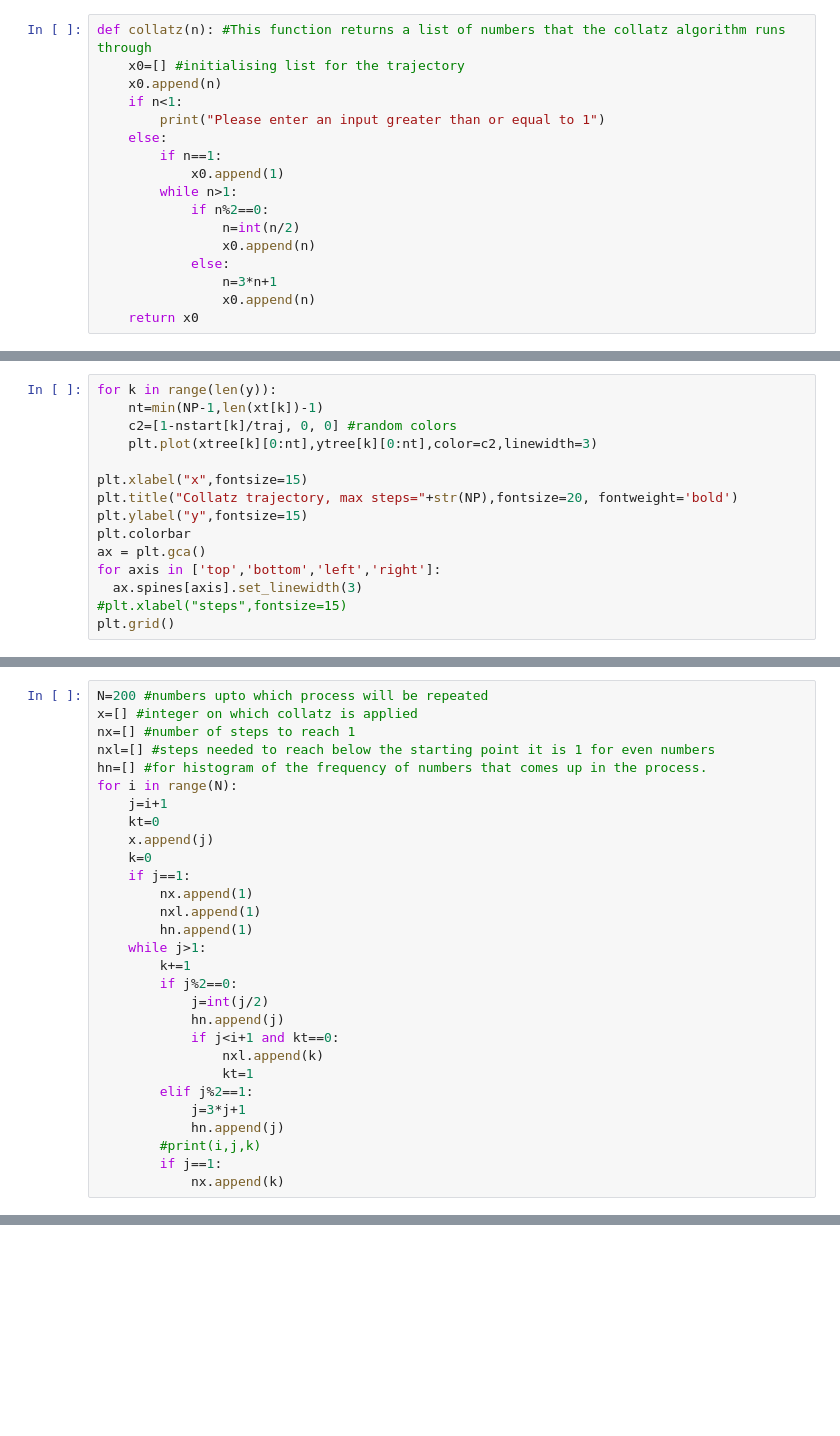
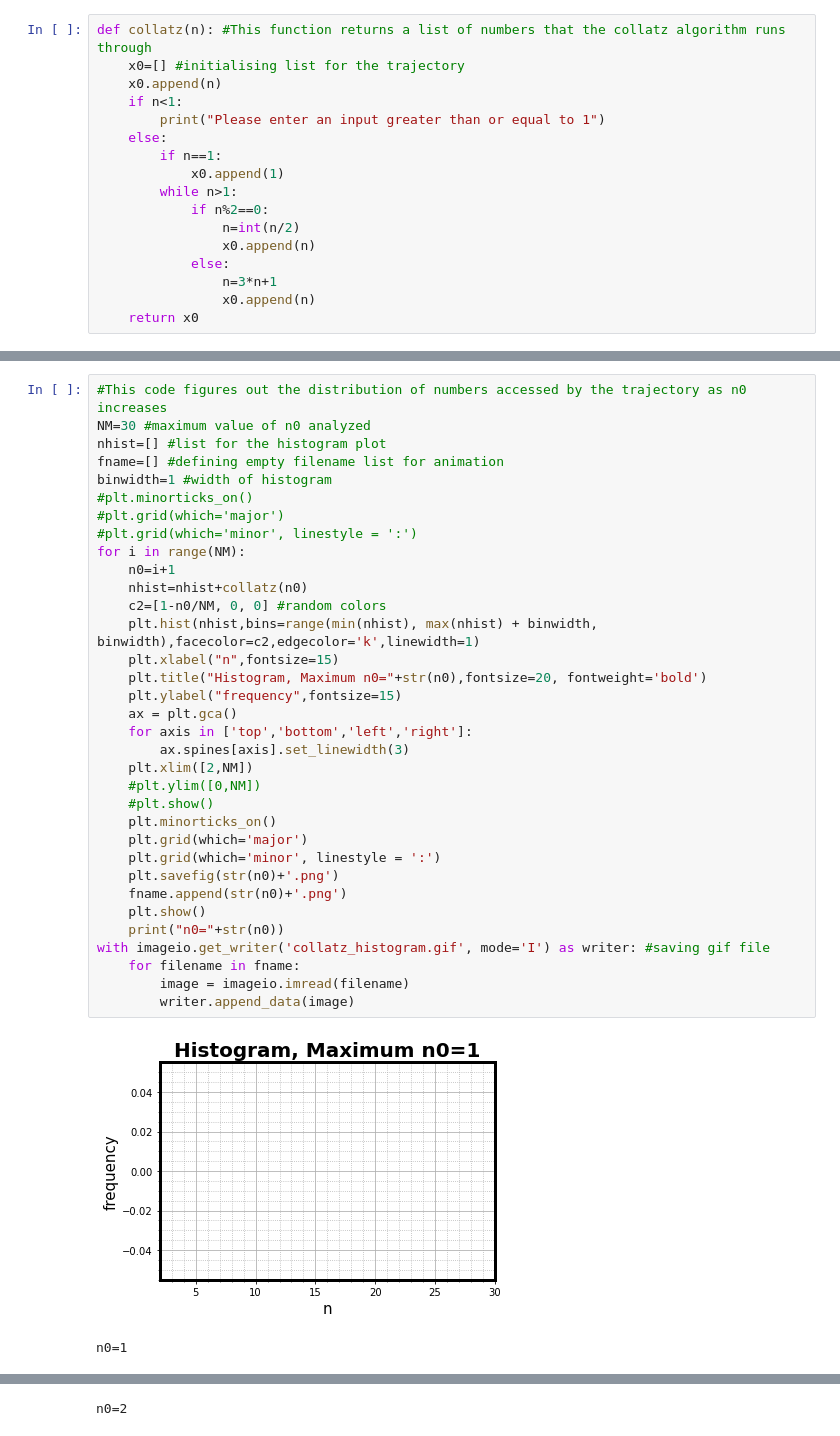
Before and after one commit to souticksaha21/Python_codes, a Jupyter notebook: Collatz_conjecture.ipynb, the cells around one changed output, grey strips where cells are left out. Saved outputs shown, nothing was run; the diff lists cells and outputs as text; blank space fills up the shorter version.

```diff
--- a/Collatz_conjecture.ipynb
+++ b/Collatz_conjecture.ipynb
@@ -142,15 +167,0 @@ plt.grid()
-# %%
-for k in range(len(y)):
-    nt=min(NP-1,len(xt[k])-1)
-    c2=[1-nstart[k]/traj, 0, 0] #random colors
-    plt.plot(xtree[k][0:nt],ytree[k][0:nt],color=c2,linewidth=3)
-
-plt.xlabel("x",fontsize=15)
-plt.title("Collatz trajectory, max steps="+str(NP),fontsize=20, fontweight='bold')
-plt.ylabel("y",fontsize=15)
-plt.colorbar
-ax = plt.gca()
-for axis in ['top','bottom','left','right']:
-  ax.spines[axis].set_linewidth(3)
-#plt.xlabel("steps",fontsize=15)
-plt.grid()
@@ -159,29 +168,37 @@ plt.grid()
 # %%
-N=200 #numbers upto which process will be repeated
-x=[] #integer on which collatz is applied
-nx=[] #number of steps to reach 1
-nxl=[] #steps needed to reach below the starting point it is 1 for even numbers
-hn=[] #for histogram of the frequency of numbers that comes up in the process.
-for i in range(N):
-    j=i+1
-    kt=0
-    x.append(j)
-    k=0
-    if j==1:
-        nx.append(1)
-        nxl.append(1)
-        hn.append(1)
-    while j>1:
-        k+=1
-        if j%2==0:
-            j=int(j/2)
-            hn.append(j)
-            if j<i+1 and kt==0:
-                nxl.append(k)
-                kt=1
-        elif j%2==1:
-            j=3*j+1
-            hn.append(j)
-        #print(i,j,k)
-        if j==1:
-            nx.append(k)
+#This code figures out the distribution of numbers accessed by the trajectory as n0 increases
+NM=30 #maximum value of n0 analyzed
+nhist=[] #list for the histogram plot
+fname=[] #defining empty filename list for animation
+binwidth=1 #width of histogram
+#plt.minorticks_on()
+#plt.grid(which='major')
+#plt.grid(which='minor', linestyle = ':')
+for i in range(NM):
+    n0=i+1
+    nhist=nhist+collatz(n0)
+    c2=[1-n0/NM, 0, 0] #random colors
+    plt.hist(nhist,bins=range(min(nhist), max(nhist) + binwidth, binwidth),facecolor=c2,edgecolor='k',linewidth=1)
+    plt.xlabel("n",fontsize=15)
+    plt.title("Histogram, Maximum n0="+str(n0),fontsize=20, fontweight='bold')
+    plt.ylabel("frequency",fontsize=15)
+    ax = plt.gca()
+    for axis in ['top','bottom','left','right']:
+        ax.spines[axis].set_linewidth(3)
+    plt.xlim([2,NM])
+    #plt.ylim([0,NM])
+    #plt.show()
+    plt.minorticks_on()
+    plt.grid(which='major')
+    plt.grid(which='minor', linestyle = ':')
+    plt.savefig(str(n0)+'.png')
+    fname.append(str(n0)+'.png')
+    plt.show()
+    print("n0="+str(n0))
+with imageio.get_writer('collatz_histogram.gif', mode='I') as writer: #saving gif file
+    for filename in fname:
+        image = imageio.imread(filename)
+        writer.append_data(image)
+# %% [output]
+[figure, added]
+n0=1
@@ -187,0 +206 @@ for i in range(N):
+n0=2
```
Also changed, not shown: parts of 11 cells of this notebook, 2 other files.
